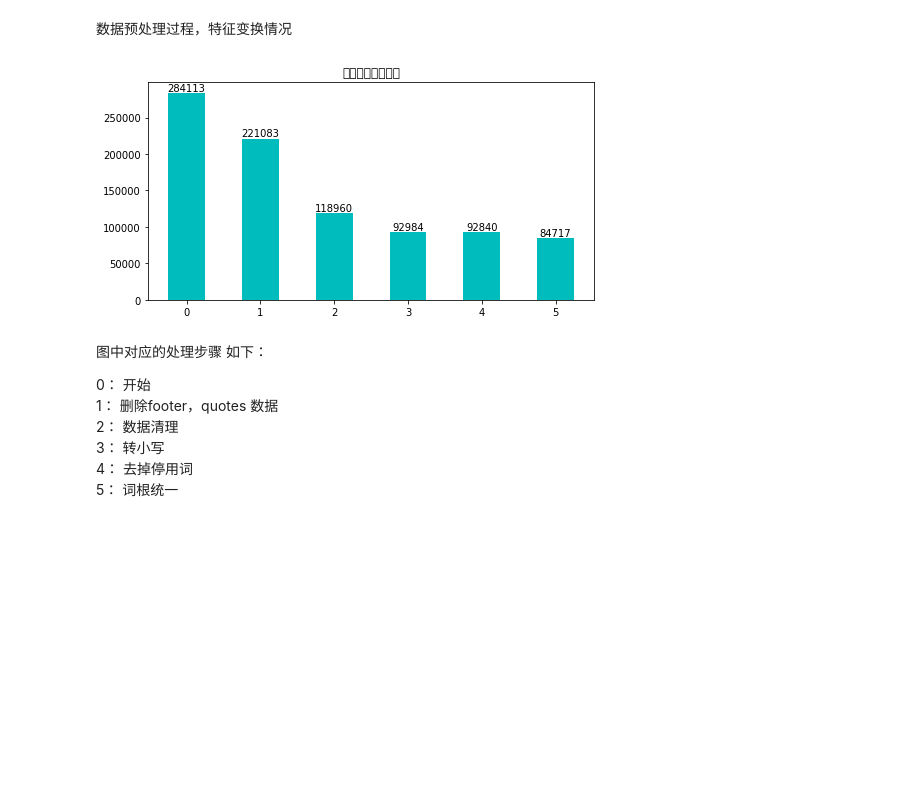
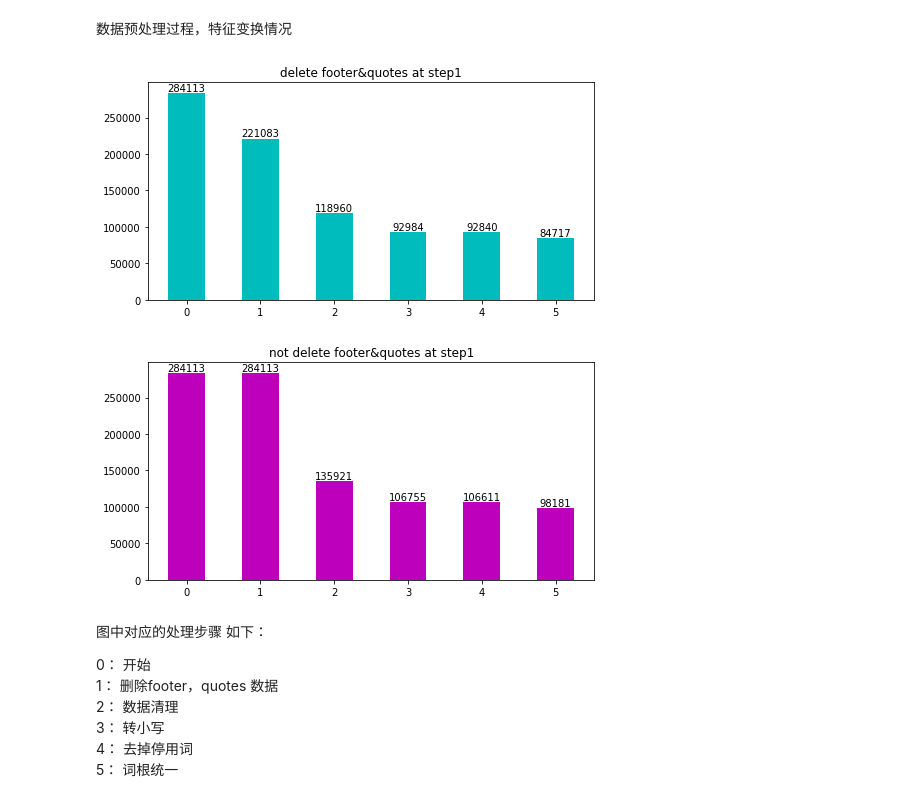
Before and after one commit to zhglinux/MachineLearning, a Jupyter notebook: NanodegreeCapstone/document_classification_20newsgroups.ipynb, the cells around one changed output. Saved outputs shown, nothing was run; the diff lists cells and outputs as text; code cells hidden in the pictures; blank space fills up the shorter version.

```diff
--- a/NanodegreeCapstone/document_classification_20newsgroups.ipynb
+++ b/NanodegreeCapstone/document_classification_20newsgroups.ipynb
@@ -474,2 +606,5 @@ news_tokens = [word_tokenize(temp) for temp in news_data_clean]
+# %%
+news_data_clean = [get_useful_data(temp) for temp in newsgroups_data.data]
+news_tokens = [word_tokenize(temp) for temp in news_data_clean]
 # %%
 number = get_numbers(news_tokens)
@@ -488,0 +624,5 @@ bar_of_news_dict(get_top_tokens(news_tokens, 20))
+# %%
+news_tokens_rm3p = [word_tokenize(temp.lower()) for temp in news_data_clean_rm3p]
+number = get_numbers(news_tokens_rm3p)
+print('删除footer和quotes，字母大小写处理：剩余特征数 ', number)
+token_4_rm3p = number
@@ -509,8 +660,8 @@ print(stopwords_list)
 # %%
-news_tokens_stopwords = [[temp for temp in temp_list if stopwords_list.count(temp) == 0] for temp_list in news_tokens]
-number = get_numbers(news_tokens_stopwords)
+news_tokens_stopwords_rm3p = [[temp for temp in temp_list if stopwords_list.count(temp) == 0] for temp_list in news_tokens_rm3p]
+number = get_numbers(news_tokens_stopwords_rm3p)
 print('删除停用词后特征数： ', number)
-token_5 = number
+token_5_rm3p = number
 # %% [output]
 [('subject', 19998), ('lines', 19446), ('organization', 18547), ('one', 10300), ('would', 10073), ('posting', 8850), ('host', 8308), ('nntp', 8093), ('university', 7990), ('like', 6519), ('people', 65 ...
 删除停用词后特征数：  92840
@@ -540,0 +708,7 @@ print([lemmatize(token, tag) for token, tag in pos_tag(['the', 'went','had','wom
+# %%
+news_tokens_tagged_corpus_rm3p = [pos_tag(temp) for temp in news_tokens_stopwords_rm3p]#news_tokens_stopwords_v2
+news_tokens_lemmatize_rm3p = [[lemmatize(token, tag) for token, tag in temp] for temp in news_tokens_tagged_corpus_rm3p]
+
+number = get_numbers(news_tokens_lemmatize_rm3p)
+print('删除footer和quotes,词根还原后 特征数： ', number)
+token_6_rm3p = number
@@ -556,21 +739,29 @@ bar_of_news_dict(get_top_tokens(news_tokens_lemmatize, 20))
 数据预处理过程，特征变换情况
 # %%
 inputx = np.arange(6)
-inputy = [token_1, token_2, token_3,token_4,token_5,token_6] #[284113, 221083, 118960,92984,92840,84717]
+inputy_rm3p = [token_1_rm3p, token_2_rm3p, token_3_rm3p,token_4_rm3p,token_5_rm3p,token_6_rm3p] #[284113, 221083, 118960,92984,92840,84717]
+inputy = [token_1, token_2, token_3,token_4,token_5,token_6]
 # 添加数据标签
 def add_labels(rects):
     for rect in rects:
         height = rect.get_height()
 #         print(height, rect.get_width())
         plt.text(rect.get_x()+rect.get_width()/2., height, (height), ha='center', va='bottom')
 
 plt.figure(figsize=(8,4))
-rect = plt.bar(inputx, inputy, 0.5, color='#00BCBC')
-plt.title(u"不同新闻数量展示")
+rect = plt.bar(inputx, inputy_rm3p, 0.5, color='#00BCBC')
+plt.title(u"delete footer&quotes at step1")
 # plt.show() #如果add_labels使用后，这里 open打开后，出错
 add_labels(rect)
+
+plt.figure(figsize=(8,4))
+rect = plt.bar(inputx, inputy, 0.5, color='#BC00BC')
+plt.title(u"not delete footer&quotes at step1")
+# plt.show() #如果add_labels使用后，这里 open打开后，出错
+add_labels(rect)
 # %% [output]
-[figure, old version]
+[figure, new version]
+[figure, added]
 # %% [markdown]
  图中对应的处理步骤 如下：
 
```
Also changed, not shown: parts of 72 cells of this notebook, 4 other files.
